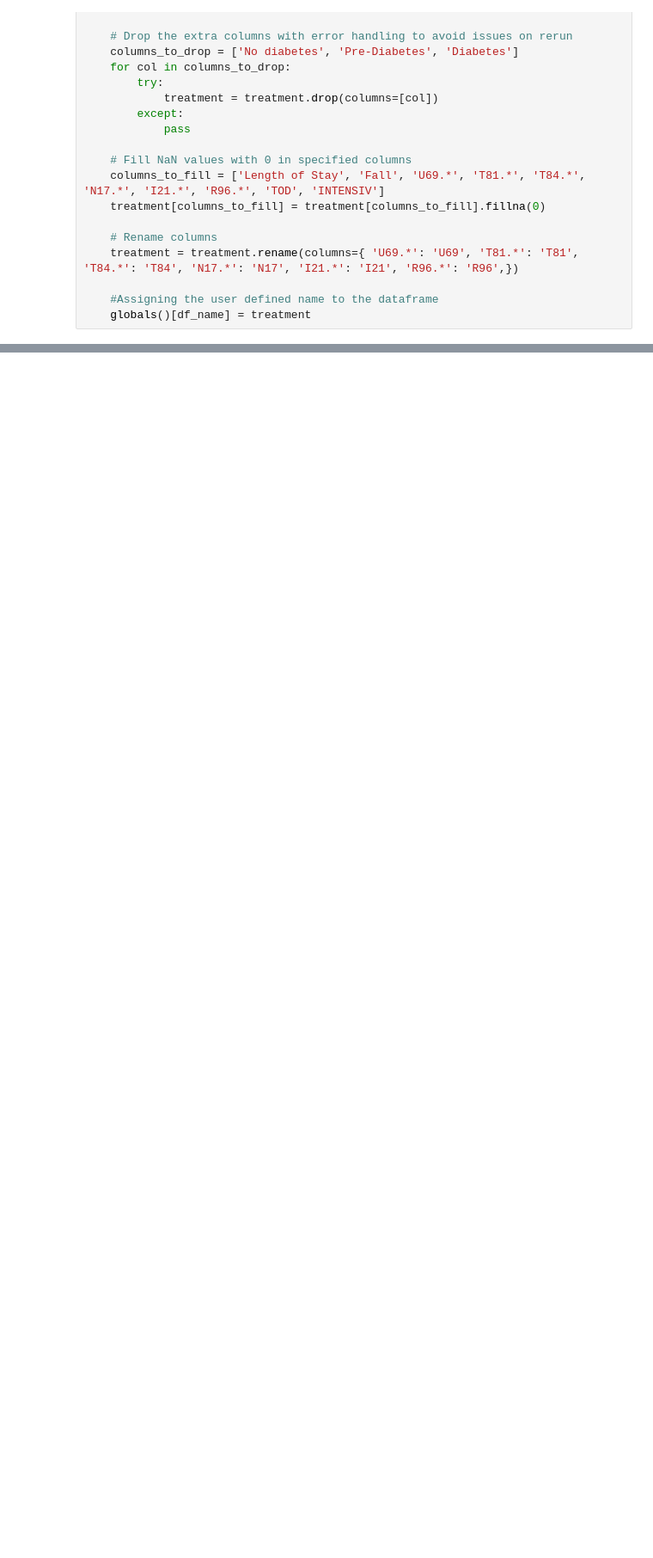
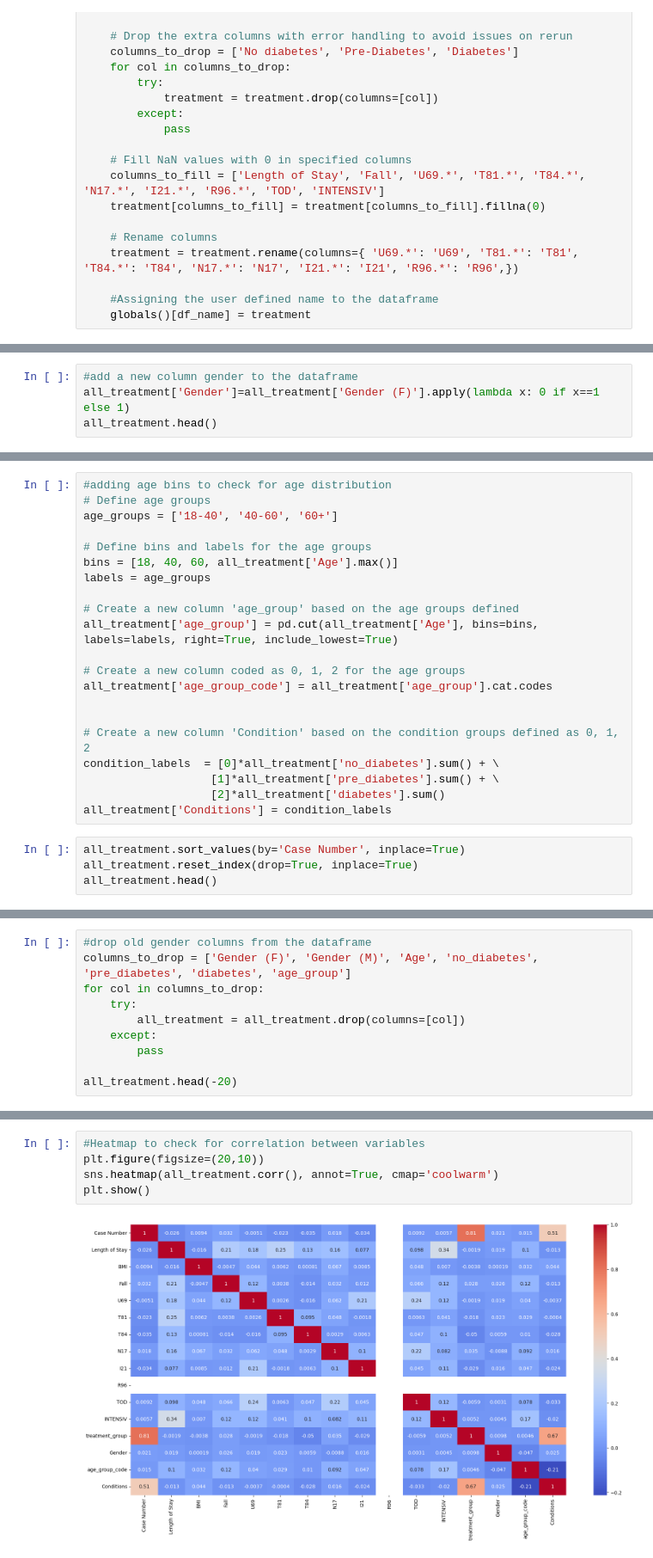
Before and after one commit to mehakrafiq/MedicalStats, a Jupyter notebook: Code/Notebook/Comparative.ipynb, the cells around one changed output, grey strips where cells are left out. Shown: that part at 86% size. Drawn from its saved outputs; the diff is of its cells as text; blank space fills up the shorter version.

```diff
--- a/Code/Notebook/Comparative.ipynb
+++ b/Code/Notebook/Comparative.ipynb
@@ -70,0 +123,4 @@ treatment_5.head()
+# %%
+#add a new column gender to the dataframe
+all_treatment['Gender']=all_treatment['Gender (F)'].apply(lambda x: 0 if x==1 else 1)
+all_treatment.head()
@@ -70,0 +134,25 @@ treatment_5.head()
+# %%
+#adding age bins to check for age distribution
+# Define age groups
+age_groups = ['18-40', '40-60', '60+']
+
+# Define bins and labels for the age groups
+bins = [18, 40, 60, all_treatment['Age'].max()]
+labels = age_groups
+
+# Create a new column 'age_group' based on the age groups defined
+all_treatment['age_group'] = pd.cut(all_treatment['Age'], bins=bins, labels=labels, right=True, include_lowest=True)
+
+# Create a new column coded as 0, 1, 2 for the age groups
+all_treatment['age_group_code'] = all_treatment['age_group'].cat.codes
+
+
+# Create a new column 'Condition' based on the condition groups defined as 0, 1, 2
+condition_labels  = [0]*all_treatment['no_diabetes'].sum() + \
+                   [1]*all_treatment['pre_diabetes'].sum() + \
+                   [2]*all_treatment['diabetes'].sum()
+all_treatment['Conditions'] = condition_labels
+# %%
+all_treatment.sort_values(by='Case Number', inplace=True)
+all_treatment.reset_index(drop=True, inplace=True)
+all_treatment.head()
@@ -70,0 +167,10 @@ treatment_5.head()
+# %%
+#drop old gender columns from the dataframe
+columns_to_drop = ['Gender (F)', 'Gender (M)', 'Age', 'no_diabetes', 'pre_diabetes', 'diabetes', 'age_group']
+for col in columns_to_drop:
+    try:
+        all_treatment = all_treatment.drop(columns=[col])
+    except:
+        pass
+
+all_treatment.head(-20)
@@ -70,0 +191,7 @@ treatment_5.head()
+# %%
+#Heatmap to check for correlation between variables
+plt.figure(figsize=(20,10))
+sns.heatmap(all_treatment.corr(), annot=True, cmap='coolwarm')
+plt.show()
+# %% [output]
+[figure, added]
```
Also changed, not shown: parts of 8 cells of this notebook, 3 other files.
